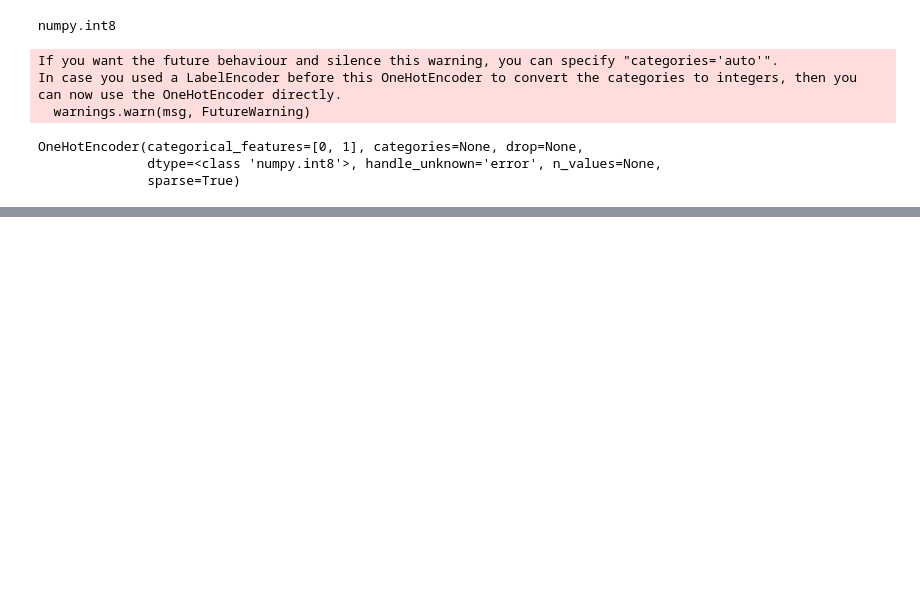
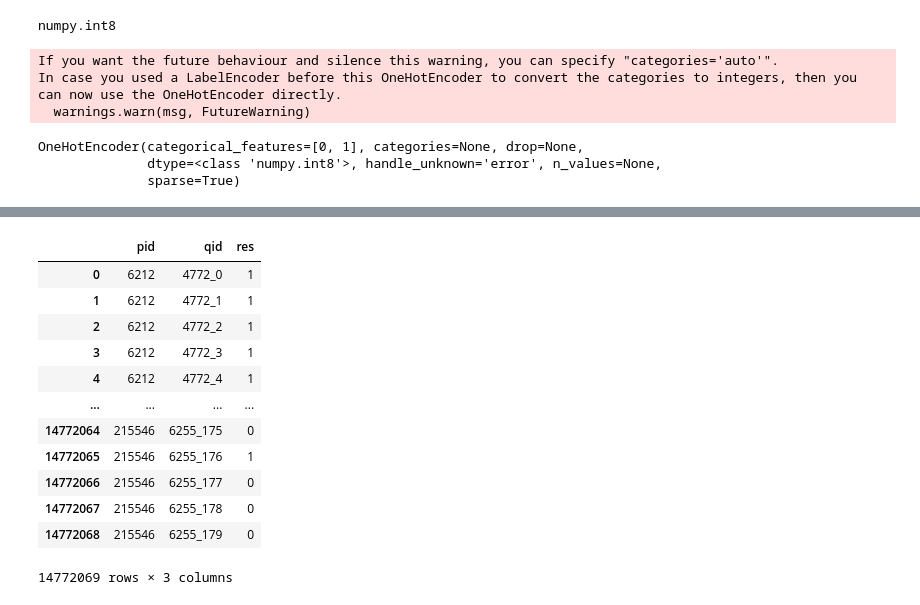
Before and after one commit to tazizov/some_ml_notebooks, a Jupyter notebook: hw2/first.ipynb, the cells around one changed output, grey strips where cells are left out. Drawn from its saved outputs; the diff is of its cells as text; code cells hidden in the pictures; blank space fills up the shorter version.

```diff
--- a/hw2/first.ipynb
+++ b/hw2/first.ipynb
@@ -78,6 +78,6 @@ for k, v in results_filtered_train_len.items():
         qid.extend([f'{k}_{i}' for i in range(tournament_question_count[k])] * len(members))
         res.extend(list(map(int, t_res['mask'])) * len(members))
 # %%
-pq_df['pid'] = pid
+pq_df['pid'] = np.int32(pid)
 pq_df['qid'] = qid
-pq_df['res'] = res
+pq_df['res'] = np.int8(res)
@@ -113,0 +221,20 @@ LogisticRegression(C=1.0, class_weight=None, dual=False, fit_intercept=True,
+# %%
+weights = np.random.rand()
+
+def get_expectations(pq_df, tq_df):
+    for _, (tid, qid, res) in tq_df.iterrows():
+        if res == 0:
+# %% [output]
+|  | pid | qid | res |
+| 0 | 6212 | 4772_0 | 1 |
+| 1 | 6212 | 4772_1 | 1 |
+| 2 | 6212 | 4772_2 | 1 |
+| 3 | 6212 | 4772_3 | 1 |
+| 4 | 6212 | 4772_4 | 1 |
+| ... | ... | ... | ... |
+| 14772064 | 215546 | 6255_175 | 0 |
+| 14772065 | 215546 | 6255_176 | 1 |
+| 14772066 | 215546 | 6255_177 | 0 |
+| 14772067 | 215546 | 6255_178 | 0 |
+| 14772068 | 215546 | 6255_179 | 0 |
+14772069 rows × 3 columns
```
Also changed, not shown: parts of 34 cells of this notebook.
